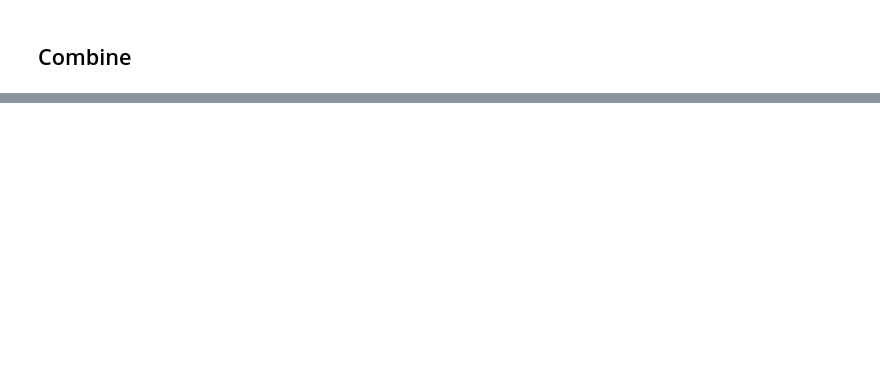
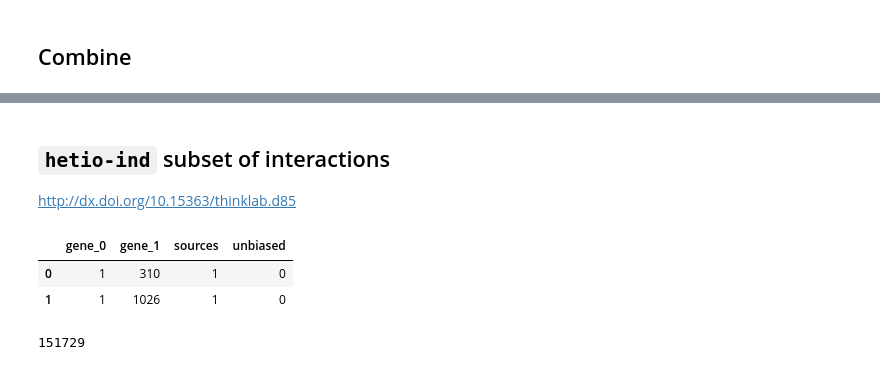
Before and after one commit to dhimmel/ppi, a Jupyter notebook: compile-PPIs.ipynb, the cells around one changed output, grey strips where cells are left out. Cells and saved outputs as stored; diff of their text form; code cells hidden in the pictures; blank space fills up the shorter version.

```diff
--- a/compile-PPIs.ipynb
+++ b/compile-PPIs.ipynb
@@ -159,2 +218,28 @@ seaborn.heatmap(overlap_df * 100);
 # %%
 combined_df.to_csv('data/ppi-sources.tsv', index=False, sep='\t')
+# %% [markdown]
+## `hetio-ind` subset of interactions
+
+http://dx.doi.org/10.15363/thinklab.d85
+# %%
+# Sources to include PPIs from
+sources = {'HI-I-05', 'Venkatesan-09', 'Yu-11', 'HI-II-14', 'Lit-BM-13', 'II_binary', 'II_literature', 'hetio-dag'}
+# Sources that qualify a PPI as unbiased
+unbiased = {'HI-I-05', 'Venkatesan-09', 'Yu-11', 'HI-II-14'}
+# %%
+# Condense to gene pairs
+hetio_ind_df = combined_df[combined_df.source.isin(sources)]
+hetio_ind_df = hetio_ind_df.groupby(['gene_0', 'gene_1']).apply(
+    lambda df: pandas.Series({
+            'sources': len(df),
+            'unbiased': int(bool(set(df.source) & unbiased))
+        })).reset_index()
+hetio_ind_df.head(2)
+# %% [output]
+|  | gene_0 | gene_1 | sources | unbiased |
+| 0 | 1 | 310 | 1 | 0 |
+| 1 | 1 | 1026 | 1 | 0 |
+# %%
+len(hetio_ind_df)
+# %% [output]
+151729
```
Also changed, not shown: parts of 24 cells of this notebook, 5 other files.
